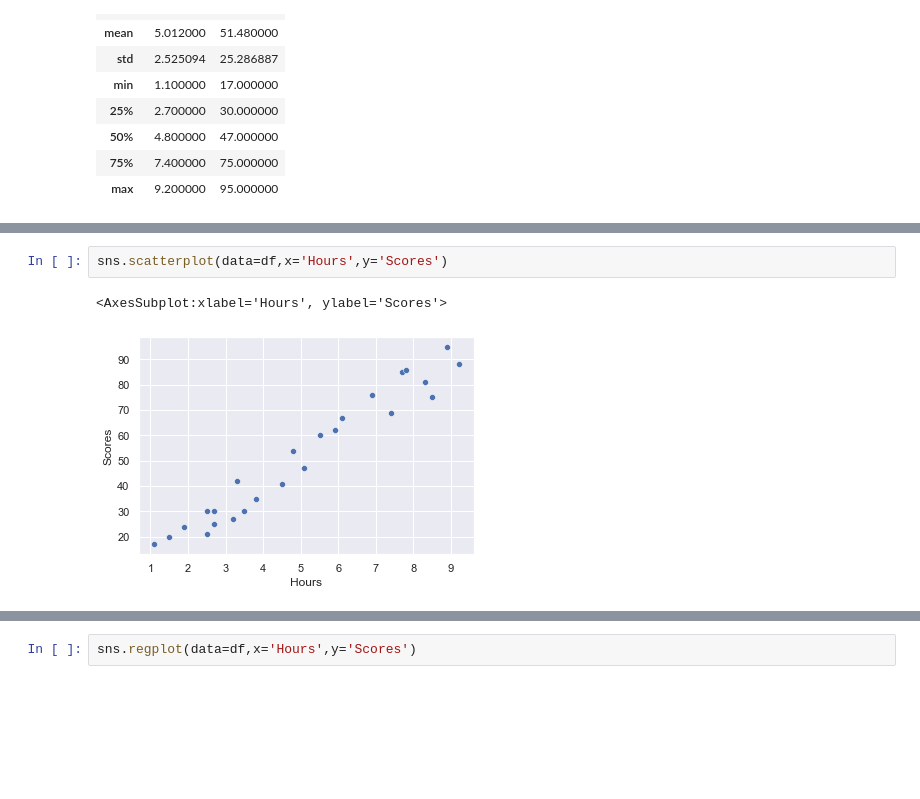
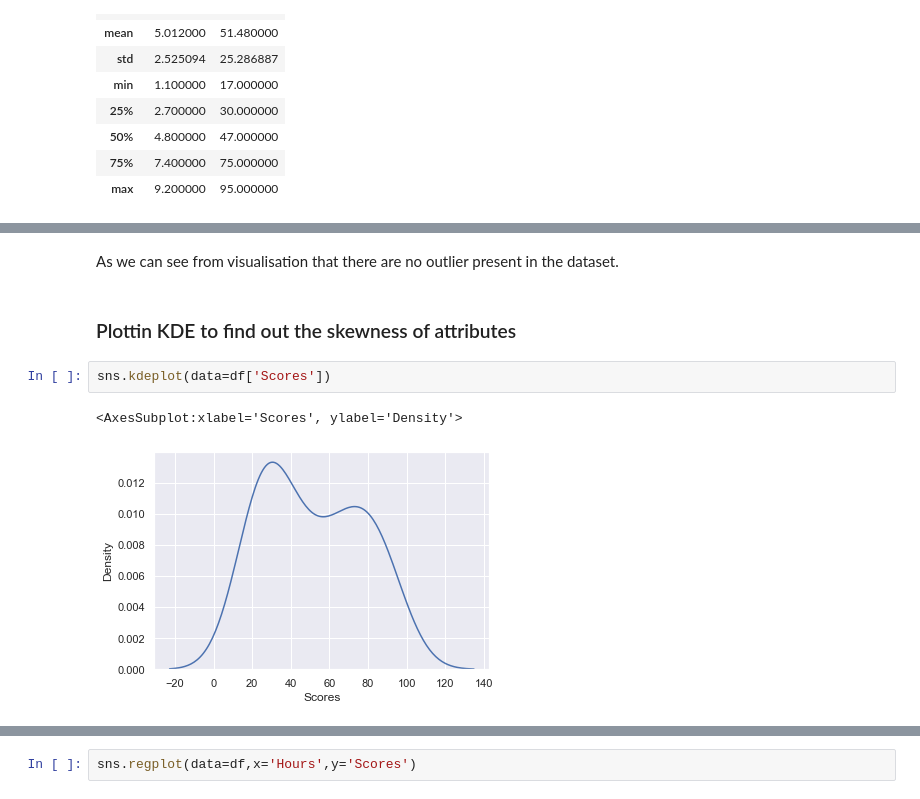
Before and after one commit to im-sudhir/GRIP-APR21-THE-SPARK-FOUNDATION, a Jupyter notebook: Task1.ipynb, the cells around one changed output, grey strips where cells are left out. Saved outputs shown, nothing was run; the diff lists cells and outputs as text; blank space fills up the shorter version.

```diff
--- a/Task1.ipynb
+++ b/Task1.ipynb
@@ -37,5 +98,9 @@ df.describe()
+# %% [markdown]
+As we can see from visualisation that there are no outlier present in the dataset.
+# %% [markdown]
+### Plottin KDE to find out the skewness of attributes
 # %%
-sns.scatterplot(data=df,x='Hours',y='Scores')
+sns.kdeplot(data=df['Scores'])
 # %% [output]
-<AxesSubplot:xlabel='Hours', ylabel='Scores'>
+<AxesSubplot:xlabel='Scores', ylabel='Density'>
-[figure, old version]
+[figure, new version]
```
Also changed, not shown: parts of 44 cells of this notebook.
